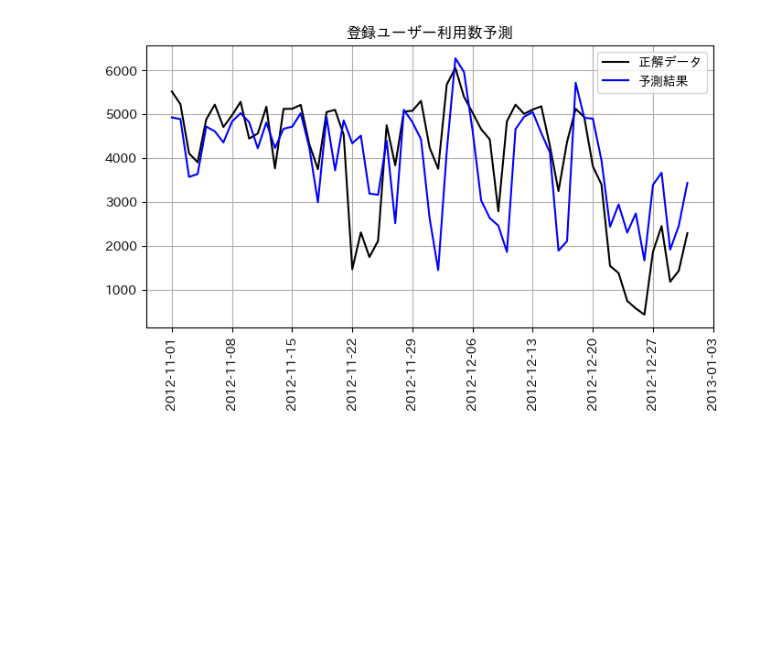
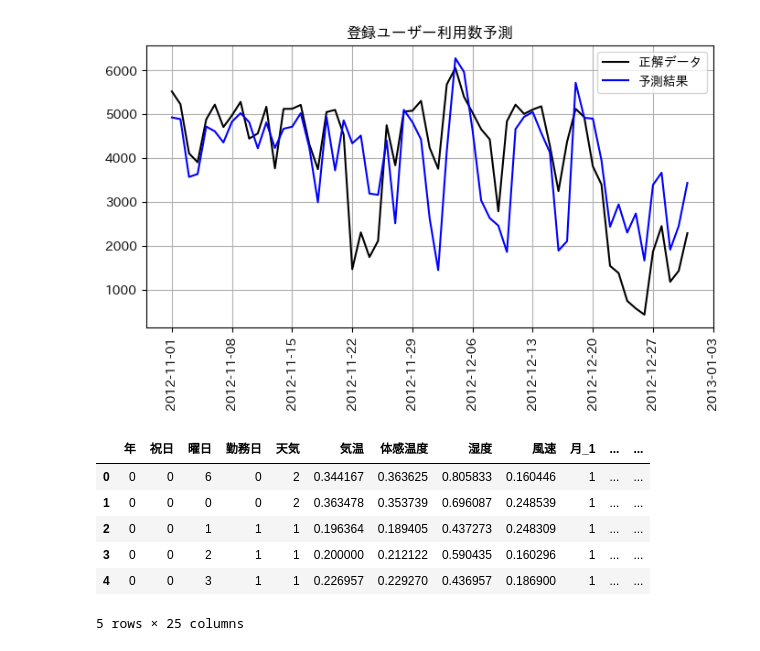
Before and after one commit to Syozaburo/Machine_learning_practice, a Jupyter notebook: Bike-Sharing-Dataset/Predict-use-of-bike.ipynb, the cells around one changed output. Drawn from its saved outputs; the diff is of its cells as text; code cells hidden in the pictures; blank space fills up the shorter version.

```diff
--- a/Bike-Sharing-Dataset/Predict-use-of-bike.ipynb
+++ b/Bike-Sharing-Dataset/Predict-use-of-bike.ipynb
@@ -237,3 +237,26 @@ ax.set_title('登録ユーザー利用数予測')
 plt.show()
 # %% [output]
 [figure]
+# %%
+#項目をOne-Hotエンコーディングするための関数
+def enc(df, column):
+    df_dummy = pd.get_dummies(df[column], prefix=column)
+    df = pd.concat([df.drop([column], axis=1), df_dummy], axis=1)
+    return df
+
+#項目「月」「季節」をOne-Hotエンコーディングする
+
+x2 = x.copy()
+x2 = enc(x2, '月')
+x2 = enc(x2, '季節')
+
+#結果確認
+display(x2.head())
+# %% [output]
+|  | 年 | 祝日 | 曜日 | 勤務日 | 天気 | 気温 | 体感温度 | 湿度 | 風速 | 月_1 | ... | ... |
+| 0 | 0 | 0 | 6 | 0 | 2 | 0.344167 | 0.363625 | 0.805833 | 0.160446 | 1 | ... | ... |
+| 1 | 0 | 0 | 0 | 0 | 2 | 0.363478 | 0.353739 | 0.696087 | 0.248539 | 1 | ... | ... |
+| 2 | 0 | 0 | 1 | 1 | 1 | 0.196364 | 0.189405 | 0.437273 | 0.248309 | 1 | ... | ... |
+| 3 | 0 | 0 | 2 | 1 | 1 | 0.200000 | 0.212122 | 0.590435 | 0.160296 | 1 | ... | ... |
+| 4 | 0 | 0 | 3 | 1 | 1 | 0.226957 | 0.229270 | 0.436957 | 0.186900 | 1 | ... | ... |
+5 rows × 25 columns
```
Also changed, not shown: parts of 4 cells of this notebook.
